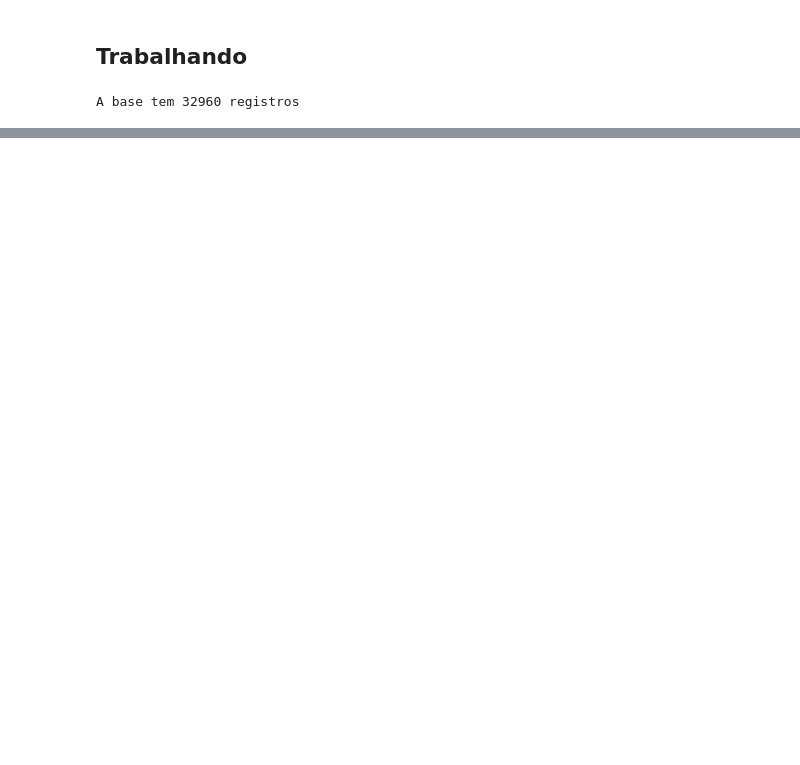
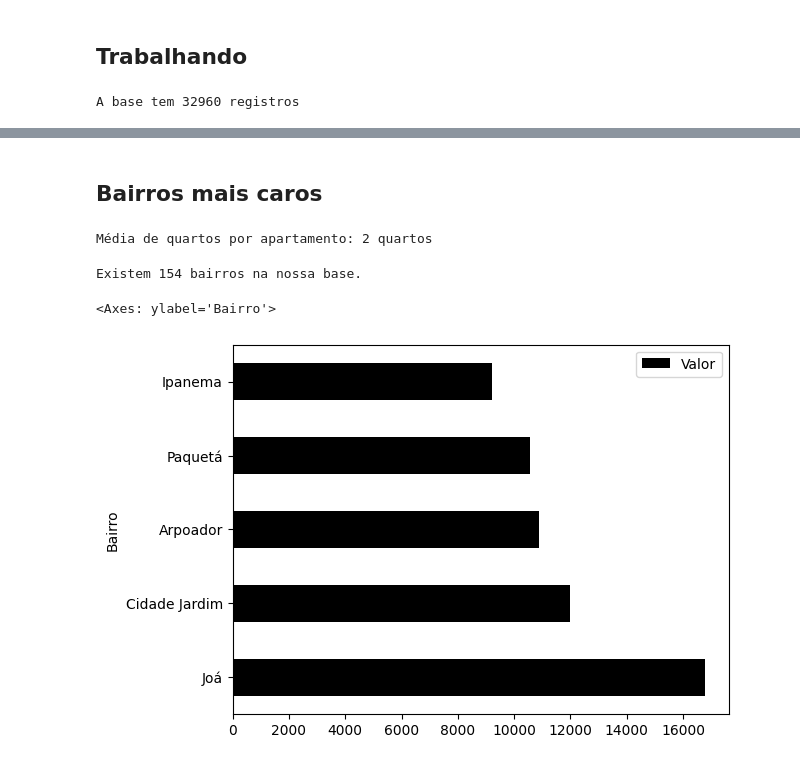
Before and after one commit to Dylanrichardss/Pandas-Python, a Jupyter notebook: Alura/base.ipynb, the cells around one changed output, grey strips where cells are left out. Saved outputs shown, nothing was run; the diff lists cells and outputs as text; code cells hidden in the pictures; blank space fills up the shorter version.

```diff
--- a/Alura/base.ipynb
+++ b/Alura/base.ipynb
@@ -27,0 +110,2 @@ A base tem 32960 registros
+# %% [markdown]
+## Bairros mais caros
@@ -27,0 +114,8 @@ A base tem 32960 registros
+# %%
+print(f'Média de quartos por apartamento: {round(df_apartamentos["Quartos"].mean())} quartos')
+# %% [output]
+Média de quartos por apartamento: 2 quartos
+# %%
+print(f'Existem {len(df1.Bairro.unique())} bairros na nossa base.')
+# %% [output]
+Existem 154 bairros na nossa base.
@@ -27,0 +124,7 @@ A base tem 32960 registros
+# %%
+df_bairros = df1.groupby('Bairro')[['Valor']].mean().sort_values('Valor',ascending=False)
+df_bairros_mais_caros = df_bairros.head(5)
+df_bairros_mais_caros.plot(kind='barh',color='black')
+# %% [output]
+<Axes: ylabel='Bairro'>
+[figure, added]
```
Also changed, not shown: parts of 24 cells of this notebook, 2 other files.
